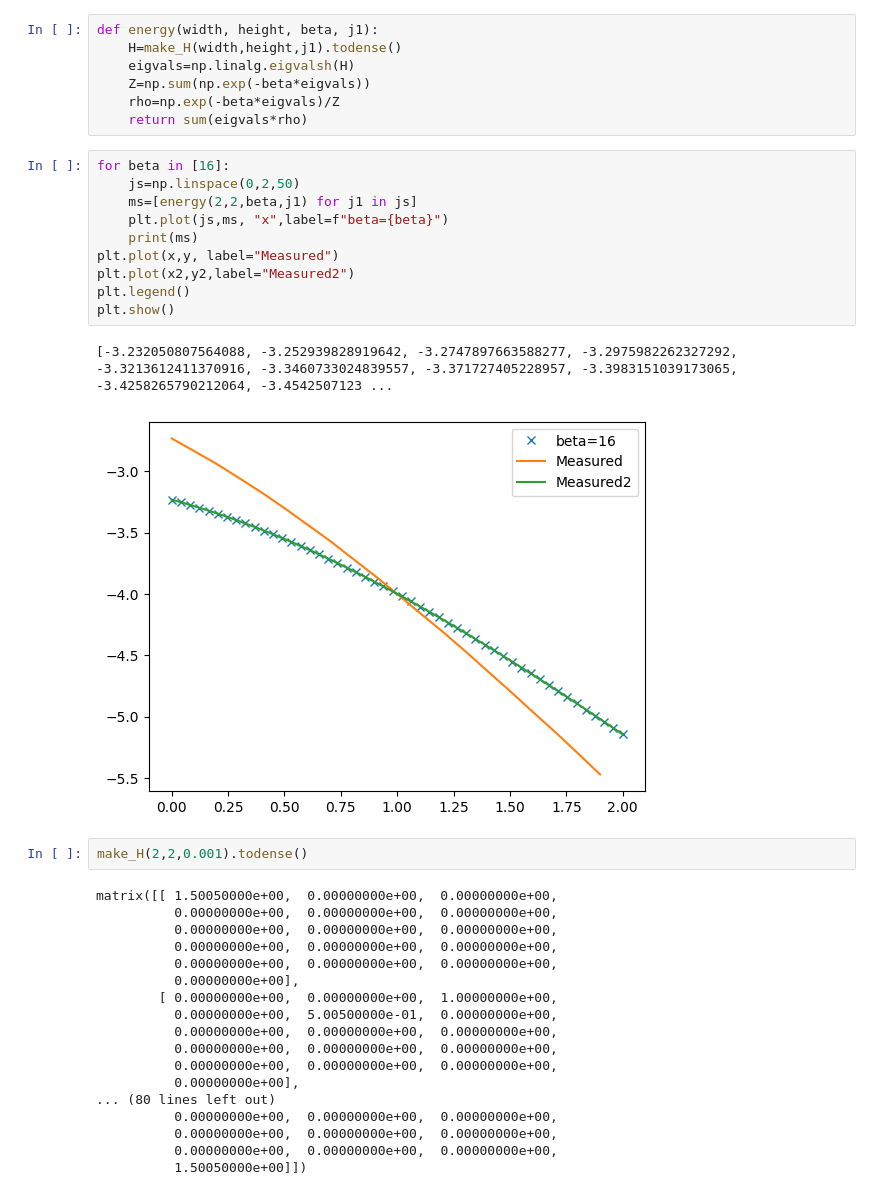
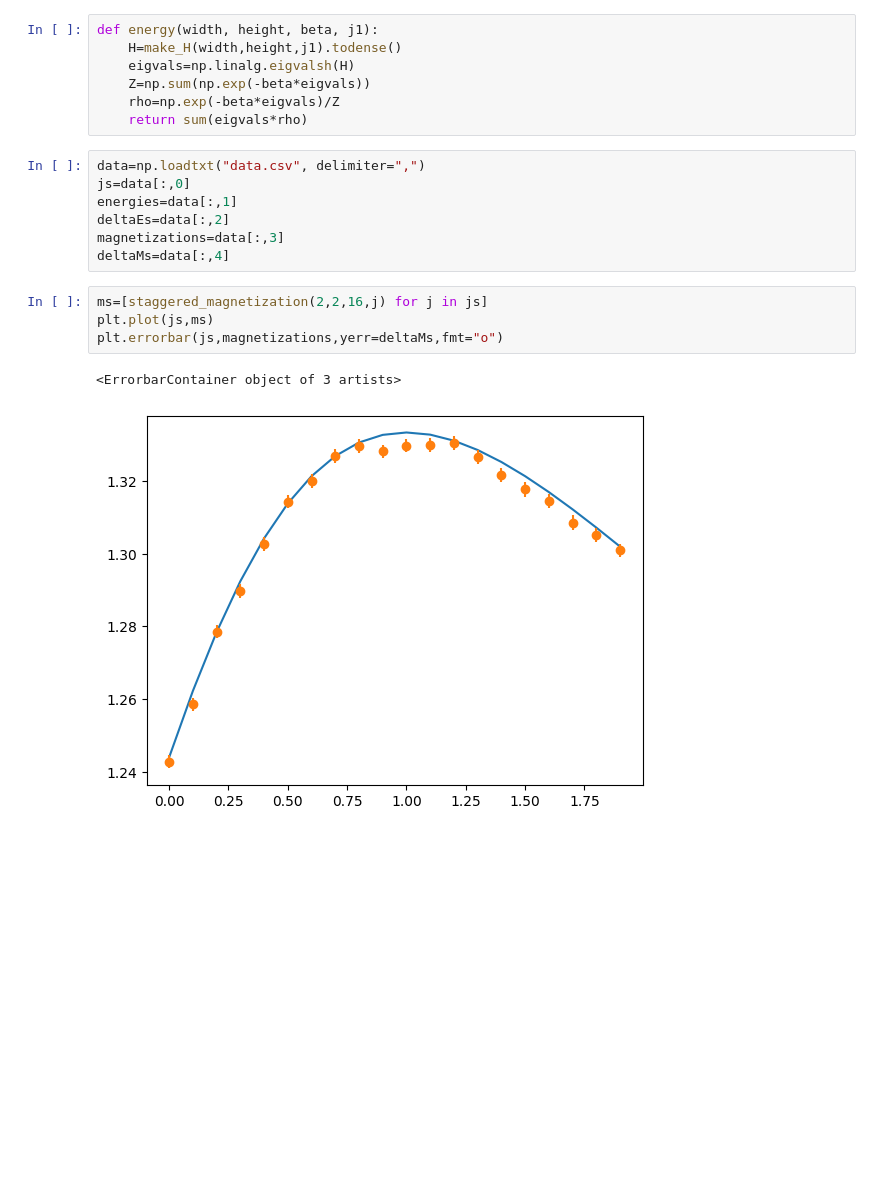
Before and after one commit to BenKarcher/montecarlo, a Jupyter notebook: exact.ipynb, the cells around one changed output. Cells and saved outputs as stored; diff of their text form; blank space fills up the shorter version.

```diff
--- a/exact.ipynb
+++ b/exact.ipynb
@@ -103,36 +79,17 @@ def energy(width, height, beta, j1):
     Z=np.sum(np.exp(-beta*eigvals))
     rho=np.exp(-beta*eigvals)/Z
     return sum(eigvals*rho)
-# %%
-for beta in [16]:
-    js=np.linspace(0,2,50)
-    ms=[energy(2,2,beta,j1) for j1 in js]
-    plt.plot(js,ms, "x",label=f"beta={beta}")
-    print(ms)
-plt.plot(x,y, label="Measured")
-plt.plot(x2,y2,label="Measured2")
-plt.legend()
-plt.show()
-# %% [output]
-[-3.232050807564088, -3.252939828919642, -3.2747897663588277, -3.2975982262327292, -3.3213612411370916, -3.3460733024839557, -3.371727405228957, -3.3983151039173065, -3.4258265790212064, -3.4542507123 ...
-[figure, removed]
-# %%
-make_H(2,2,0.001).todense()
-# %% [output]
-matrix([[ 1.50050000e+00,  0.00000000e+00,  0.00000000e+00,
-          0.00000000e+00,  0.00000000e+00,  0.00000000e+00,
-          0.00000000e+00,  0.00000000e+00,  0.00000000e+00,
-          0.00000000e+00,  0.00000000e+00,  0.00000000e+00,
-          0.00000000e+00,  0.00000000e+00,  0.00000000e+00,
-          0.00000000e+00],
-        [ 0.00000000e+00,  0.00000000e+00,  1.00000000e+00,
-          0.00000000e+00,  5.00500000e-01,  0.00000000e+00,
-          0.00000000e+00,  0.00000000e+00,  0.00000000e+00,
-          0.00000000e+00,  0.00000000e+00,  0.00000000e+00,
-          0.00000000e+00,  0.00000000e+00,  0.00000000e+00,
-          0.00000000e+00],
-... (80 lines left out)
-          0.00000000e+00,  0.00000000e+00,  0.00000000e+00,
-          0.00000000e+00,  0.00000000e+00,  0.00000000e+00,
-          0.00000000e+00,  0.00000000e+00,  0.00000000e+00,
-          1.50050000e+00]])
+# %%
+data=np.loadtxt("data.csv", delimiter=",")
+js=data[:,0]
+energies=data[:,1]
+deltaEs=data[:,2]
+magnetizations=data[:,3]
+deltaMs=data[:,4]
+# %%
+ms=[staggered_magnetization(2,2,16,j) for j in js]
+plt.plot(js,ms)
+plt.errorbar(js,magnetizations,yerr=deltaMs,fmt="o")
+# %% [output]
+<ErrorbarContainer object of 3 artists>
+[figure, added]
```
Also changed, not shown: parts of 4 cells of this notebook, 8 other files.
